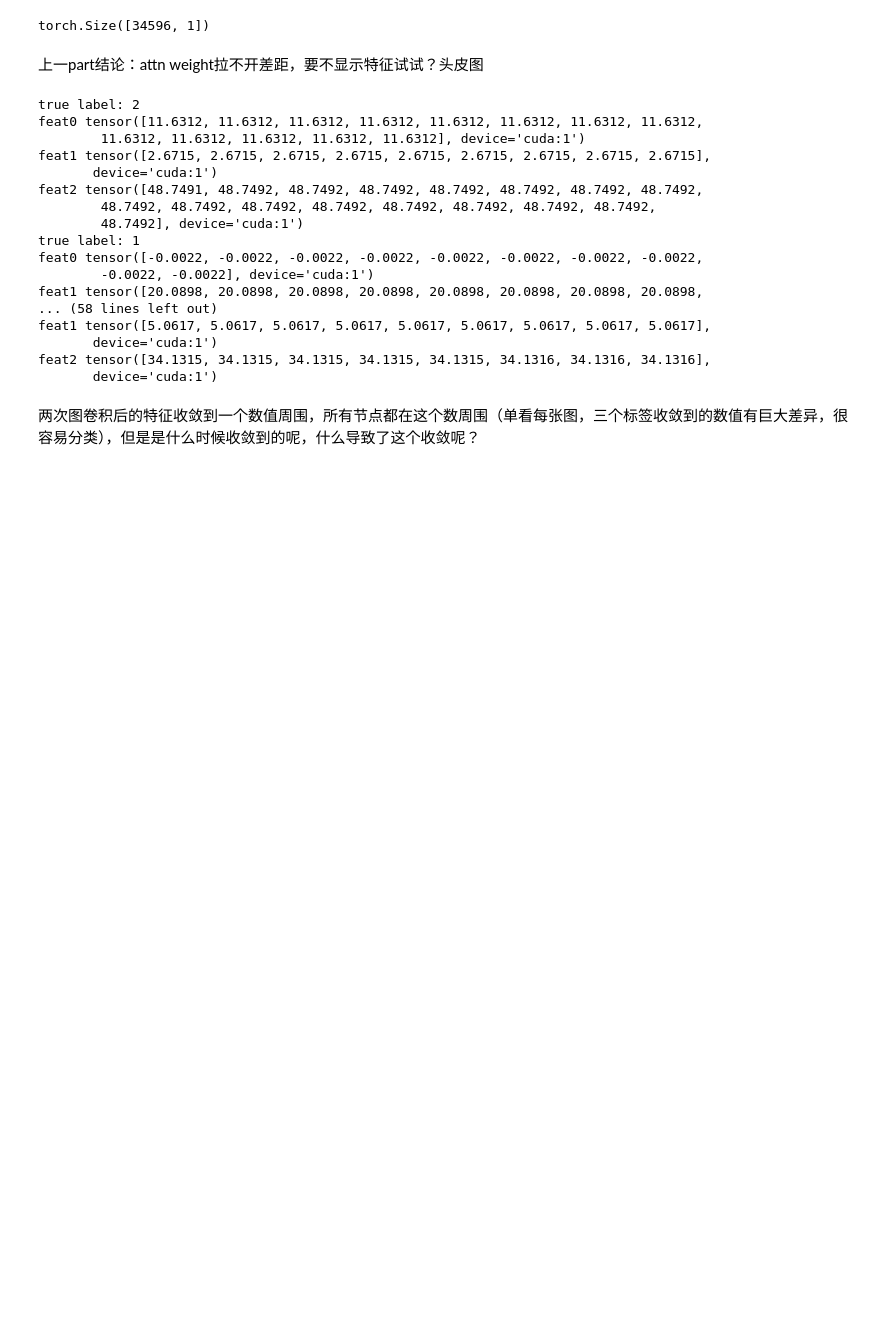
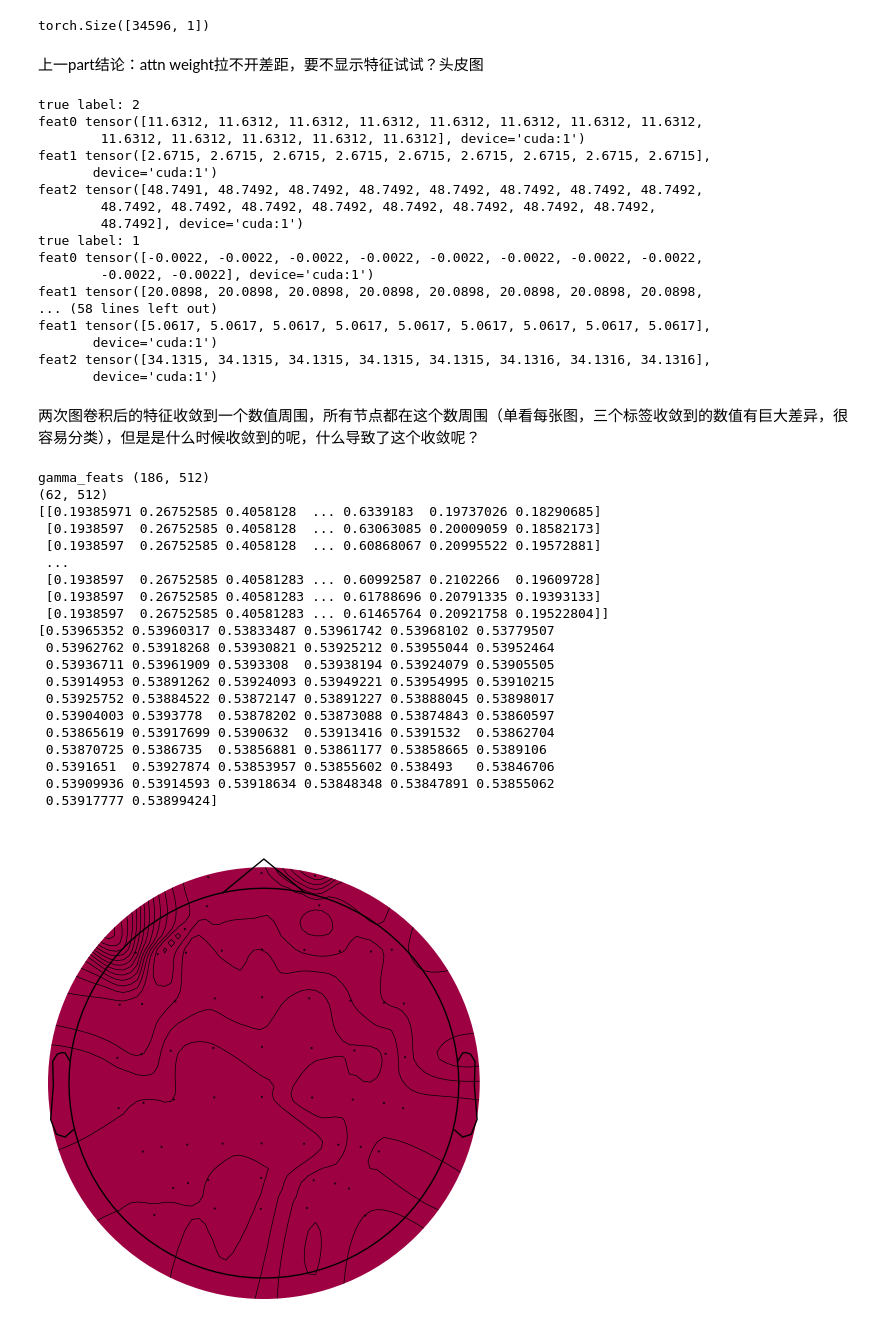
Before and after one commit to Anais-Y/restart, a Jupyter notebook: visualisation/figures.ipynb, the cells around one changed output. Saved outputs shown, nothing was run; the diff lists cells and outputs as text; code cells hidden in the pictures; blank space fills up the shorter version.

```diff
--- a/visualisation/figures.ipynb
+++ b/visualisation/figures.ipynb
@@ -246,0 +238,59 @@ plt.show()
+# %%
+import mne
+import torch
+import numpy as np
+import matplotlib.pyplot as plt
+
+
+i=10
+gamma_feats = torch.load(f'/data/Anaiis/garage/vis_data/7_20131030/gamma_feats_{i}.pt')
+gamma_feats = gamma_feats.cpu().numpy()
+print("gamma_feats", gamma_feats.shape)
+gamma_feats = gamma_feats.reshape((3, 62, -1))
+
+n_channels = 62
+sfreq = 256
+n_times = 1
+data = gamma_feats[2, :, :].squeeze()
+print(data.shape)
+print(data)
+# 设置通道名称（假设使用国际10-20系统的标准名称）
+biosemi_montage = mne.channels.make_standard_montage('standard_1020')
+# print(biosemi_montage.ch_names, biosemi_montage)
+channel_names = [
+    'Fp1', 'Fpz', 'Fp2', 'AF3', 'AF4', 'F7', 'F5', 'F3', 'F1', 'Fz', 'F2', 'F4', 'F6', 'F8',
+    'FT7', 'FC5', 'FC3', 'FC1', 'FCz', 'FC2', 'FC4', 'FC6', 'FT8', 'T7', 'C5', 'C3', 'C1', 'Cz',
+    'C2', 'C4', 'C6', 'T8', 'TP7', 'CP5', 'CP3', 'CP1', 'CPz', 'CP2', 'CP4', 'CP6', 'TP8', 'P7',
+    'P5', 'P3', 'P1', 'Pz', 'P2', 'P4', 'P6', 'P8', 'PO7', 'PO5', 'PO3', 'POz', 'PO4', 'PO6',
+    'PO8', 'PO9', 'O1', 'Oz', 'O2', 'PO10'
+]
+info = mne.create_info(ch_names=channel_names, sfreq=128, ch_types='eeg')
+evoked = mne.EvokedArray(data, info)
+evoked.set_montage(biosemi_montage)
+fig, ax = plt.subplots(1, 1, figsize=(6, 6))
+print(np.mean(evoked.data, axis=1))
+mne.viz.plot_topomap(np.mean(evoked.data, axis=1), evoked.info, show=False,
+                    ch_type='eeg', cmap='Spectral_r', contours=15, axes=ax, vlim=(0.1, 0.5))#vlim=(vmin, vmax),
+plt.show()
+# %% [output]
+gamma_feats (186, 512)
+(62, 512)
+[[0.19385971 0.26752585 0.4058128  ... 0.6339183  0.19737026 0.18290685]
+ [0.1938597  0.26752585 0.4058128  ... 0.63063085 0.20009059 0.18582173]
+ [0.1938597  0.26752585 0.4058128  ... 0.60868067 0.20995522 0.19572881]
+ ...
+ [0.1938597  0.26752585 0.40581283 ... 0.60992587 0.2102266  0.19609728]
+ [0.1938597  0.26752585 0.40581283 ... 0.61788696 0.20791335 0.19393133]
+ [0.1938597  0.26752585 0.40581283 ... 0.61465764 0.20921758 0.19522804]]
+[0.53965352 0.53960317 0.53833487 0.53961742 0.53968102 0.53779507
+ 0.53962762 0.53918268 0.53930821 0.53925212 0.53955044 0.53952464
+ 0.53936711 0.53961909 0.5393308  0.53938194 0.53924079 0.53905505
+ 0.53914953 0.53891262 0.53924093 0.53949221 0.53954995 0.53910215
+ 0.53925752 0.53884522 0.53872147 0.53891227 0.53888045 0.53898017
+ 0.53904003 0.5393778  0.53878202 0.53873088 0.53874843 0.53860597
+ 0.53865619 0.53917699 0.5390632  0.53913416 0.5391532  0.53862704
+ 0.53870725 0.5386735  0.53856881 0.53861177 0.53858665 0.5389106
+ 0.5391651  0.53927874 0.53853957 0.53855602 0.538493   0.53846706
+ 0.53909936 0.53914593 0.53918634 0.53848348 0.53847891 0.53855062
+ 0.53917777 0.53899424]
+[figure, added]
```
Also changed, not shown: parts of 3 cells of this notebook, 20 other files.
